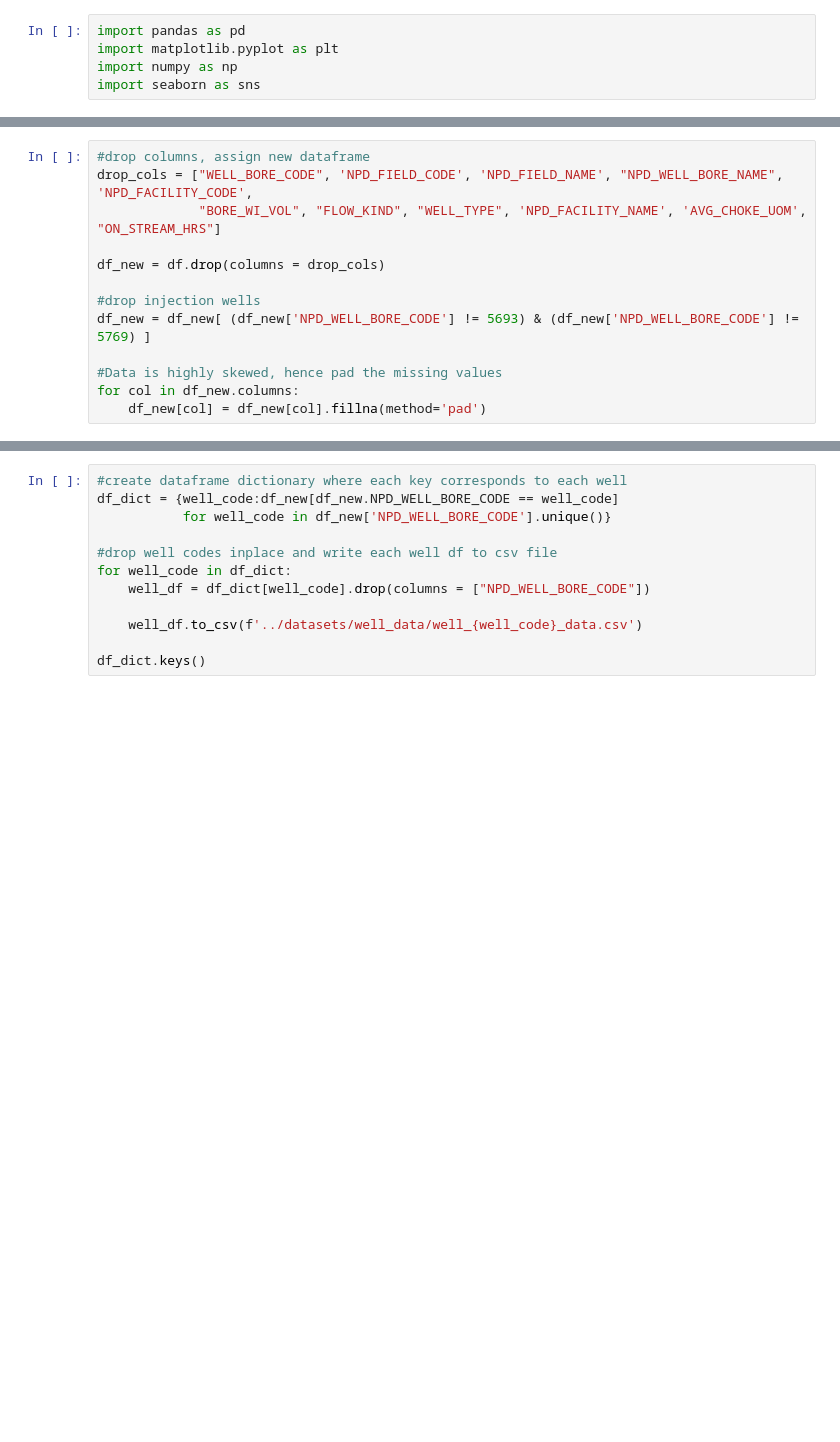
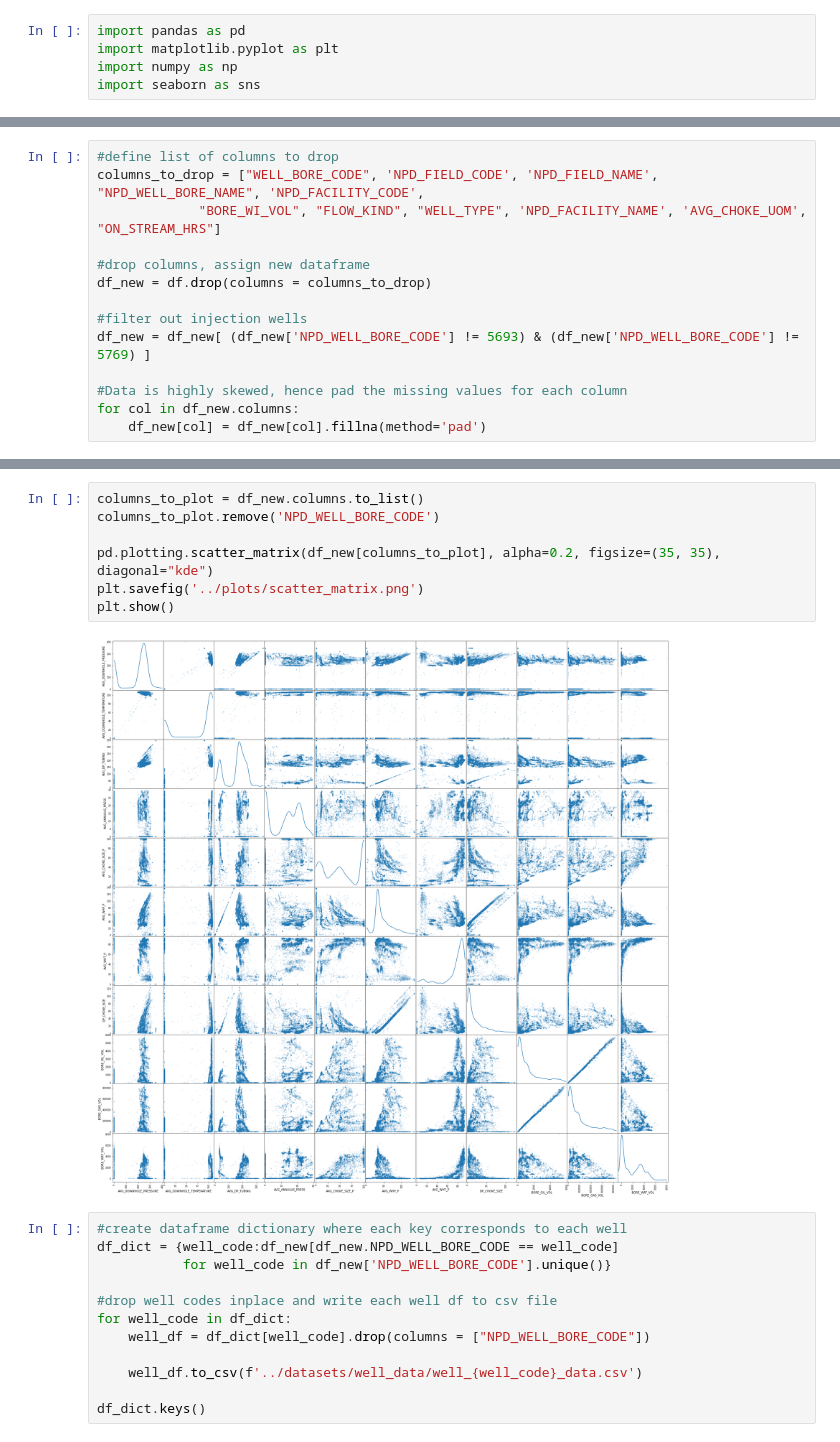
Before and after one commit to topefolorunso/NN-Based-Oil-Prediction-Model-w-Time-Series-Forecasting, a Jupyter notebook: data_prep/prepare_data.ipynb, the cells around one changed output, grey strips where cells are left out. Cells and saved outputs as stored; diff of their text form; blank space fills up the shorter version.

```diff
--- a/data_prep/prepare_data.ipynb
+++ b/data_prep/prepare_data.ipynb
@@ -18,16 +19,17 @@ df.head()
 | 2014-04-11 | NO 15/9-F-1 C | 7405 | 15/9-F-1 C | 3420717 | VOLVE | ... |
 5 rows × 23 columns
 # %%
-#drop columns, assign new dataframe
-drop_cols = ["WELL_BORE_CODE", 'NPD_FIELD_CODE', 'NPD_FIELD_NAME', "NPD_WELL_BORE_NAME", 'NPD_FACILITY_CODE',
+#define list of columns to drop
+columns_to_drop = ["WELL_BORE_CODE", 'NPD_FIELD_CODE', 'NPD_FIELD_NAME', "NPD_WELL_BORE_NAME", 'NPD_FACILITY_CODE',
              "BORE_WI_VOL", "FLOW_KIND", "WELL_TYPE", 'NPD_FACILITY_NAME', 'AVG_CHOKE_UOM', "ON_STREAM_HRS"]
 
-df_new = df.drop(columns = drop_cols)
+#drop columns, assign new dataframe
+df_new = df.drop(columns = columns_to_drop)
 
-#drop injection wells
+#filter out injection wells
 df_new = df_new[ (df_new['NPD_WELL_BORE_CODE'] != 5693) & (df_new['NPD_WELL_BORE_CODE'] != 5769) ]
 
-#Data is highly skewed, hence pad the missing values
+#Data is highly skewed, hence pad the missing values for each column
 for col in df_new.columns:
     df_new[col] = df_new[col].fillna(method='pad')
 # %%
@@ -46,3 +53,12 @@ plt.show()
+# %%
+columns_to_plot = df_new.columns.to_list()
+columns_to_plot.remove('NPD_WELL_BORE_CODE')
+
+pd.plotting.scatter_matrix(df_new[columns_to_plot], alpha=0.2, figsize=(35, 35), diagonal="kde")
+plt.savefig('../plots/scatter_matrix.png')
+plt.show()
+# %% [output]
+[figure, added]
 # %%
 #create dataframe dictionary where each key corresponds to each well
 df_dict = {well_code:df_new[df_new.NPD_WELL_BORE_CODE == well_code]
```
Also changed, not shown: parts of 4 cells of this notebook, 35 other files.
